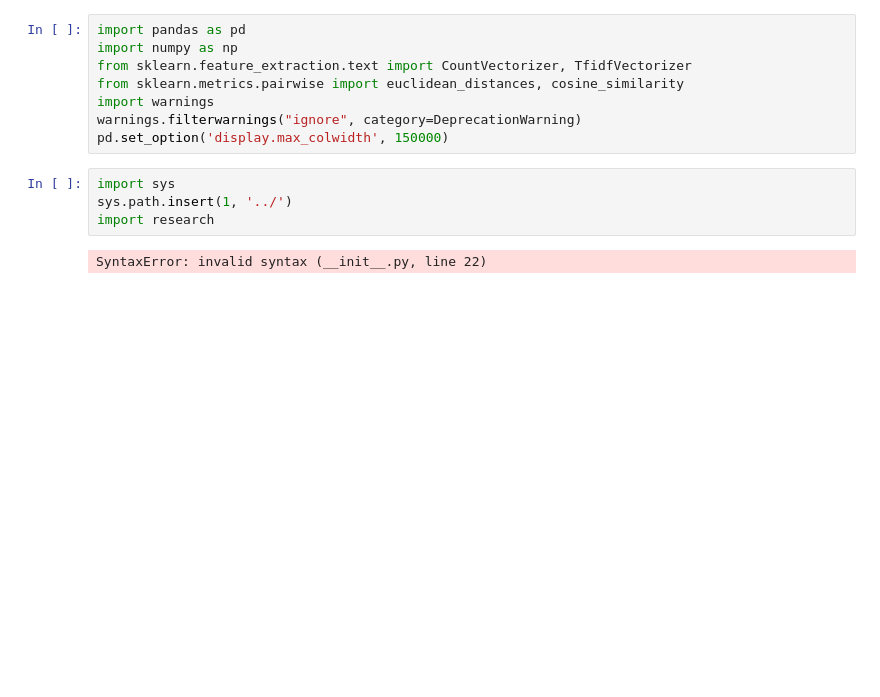
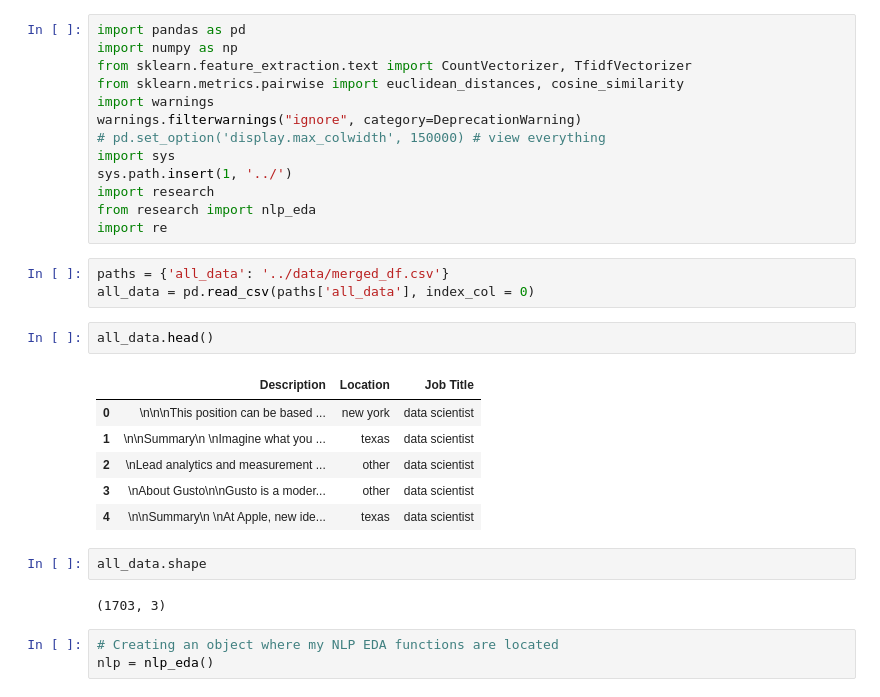
Before and after one commit to mtaruno/data-literacy-research, a Jupyter notebook: notebooks/matt_LDA.ipynb, the cells around one changed output. Cells and saved outputs as stored; diff of their text form; blank space fills up the shorter version.

```diff
--- a/notebooks/matt_LDA.ipynb
+++ b/notebooks/matt_LDA.ipynb
@@ -5,10 +5,28 @@ from sklearn.feature_extraction.text import CountVectorizer, TfidfVectorizer
 from sklearn.metrics.pairwise import euclidean_distances, cosine_similarity
 import warnings
 warnings.filterwarnings("ignore", category=DeprecationWarning)
-pd.set_option('display.max_colwidth', 150000)
+# pd.set_option('display.max_colwidth', 150000) # view everything
+import sys
+sys.path.insert(1, '../')
+import research
+from research import nlp_eda
+import re
-# %%
-import sys
-sys.path.insert(1, '../')
-import research
-# %% [output]
-SyntaxError: invalid syntax (__init__.py, line 22)
+# %%
+paths = {'all_data': '../data/merged_df.csv'}
+all_data = pd.read_csv(paths['all_data'], index_col = 0)
+# %%
+all_data.head()
+# %% [output]
+|  | Description | Location | Job Title |
+| 0 | \n\n\nThis position can be based ... | new york | data scientist |
+| 1 | \n\nSummary\n \nImagine what you ... | texas | data scientist |
+| 2 | \nLead analytics and measurement ... | other | data scientist |
+| 3 | \nAbout Gusto\n\nGusto is a moder... | other | data scientist |
+| 4 | \n\nSummary\n \nAt Apple, new ide... | texas | data scientist |
+# %%
+all_data.shape
+# %% [output]
+(1703, 3)
+# %%
+# Creating an object where my NLP EDA functions are located
+nlp = nlp_eda()
```
Also changed, not shown: parts of 15 cells of this notebook, 4 other files.
